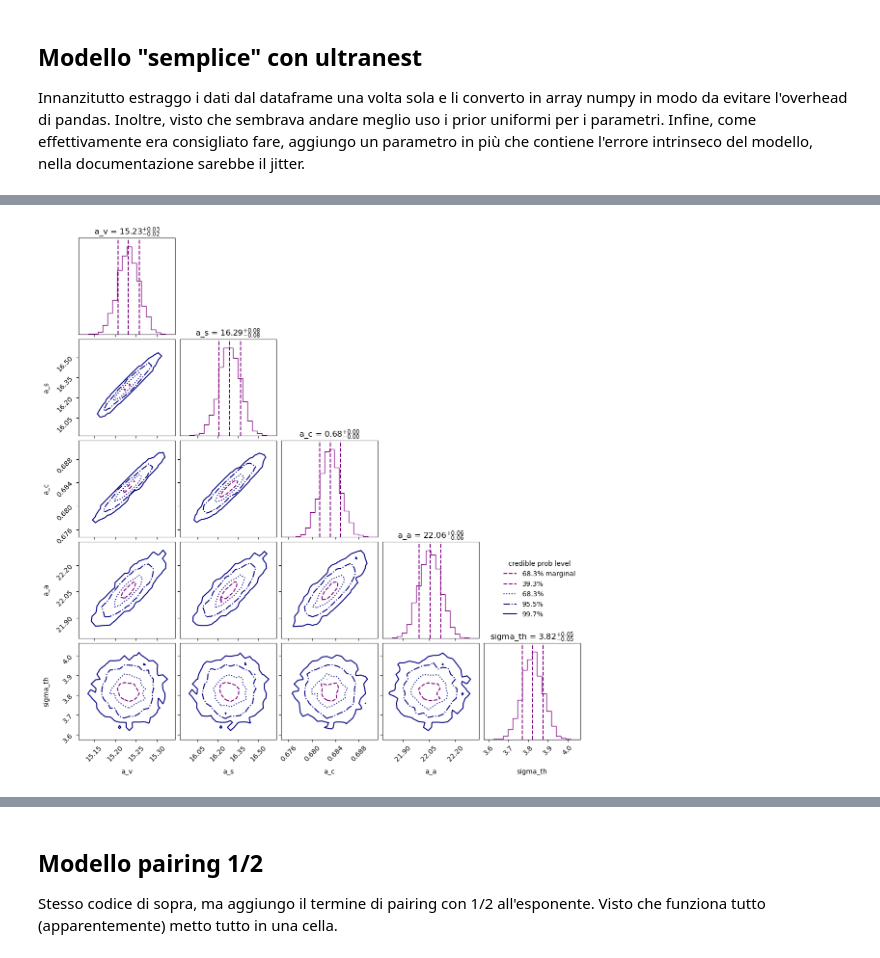
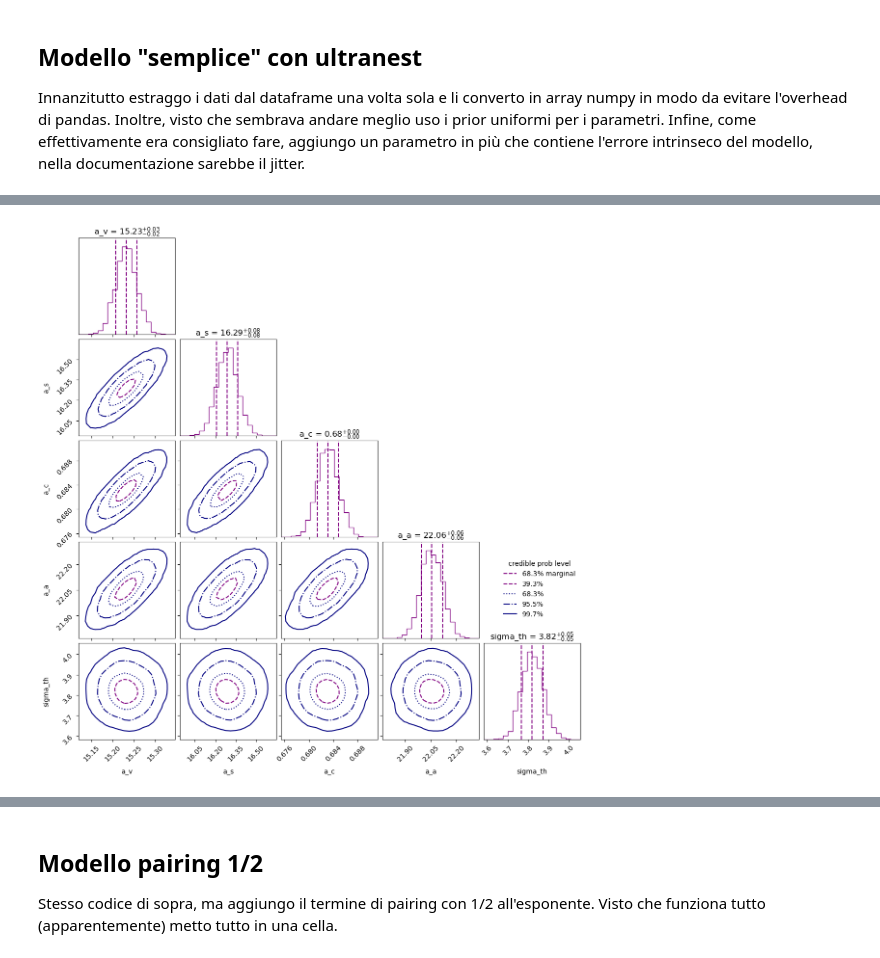
Before and after one commit to M4tt3o7r10l0/LMD_Goccia, a Jupyter notebook: Analisi_goccia.ipynb, the cells around one changed output, grey strips where cells are left out. Cells and saved outputs as stored; diff of their text form; code cells hidden in the pictures.

```diff
--- a/Analisi_goccia.ipynb
+++ b/Analisi_goccia.ipynb
@@ -124,4 +125,5 @@ logZ = -7064.808 +- 0.496
 # %%
-sampler_simple.plot_corner()
+cornerplot(result_simple, smooth=True)
+plt.show()
 # %% [output]
-[figure, old version]
+[figure, new version]
```
Also changed, not shown: parts of 13 cells of this notebook.
